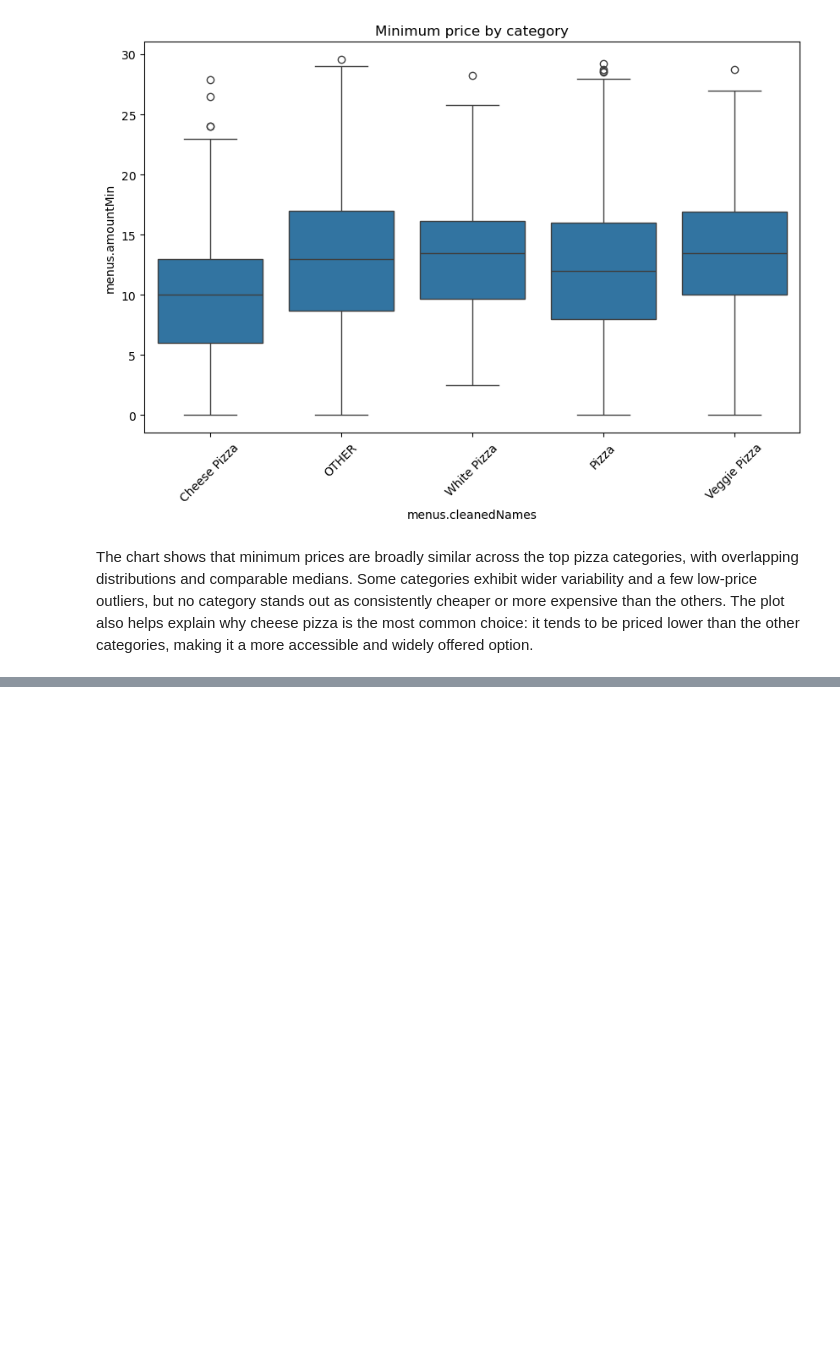
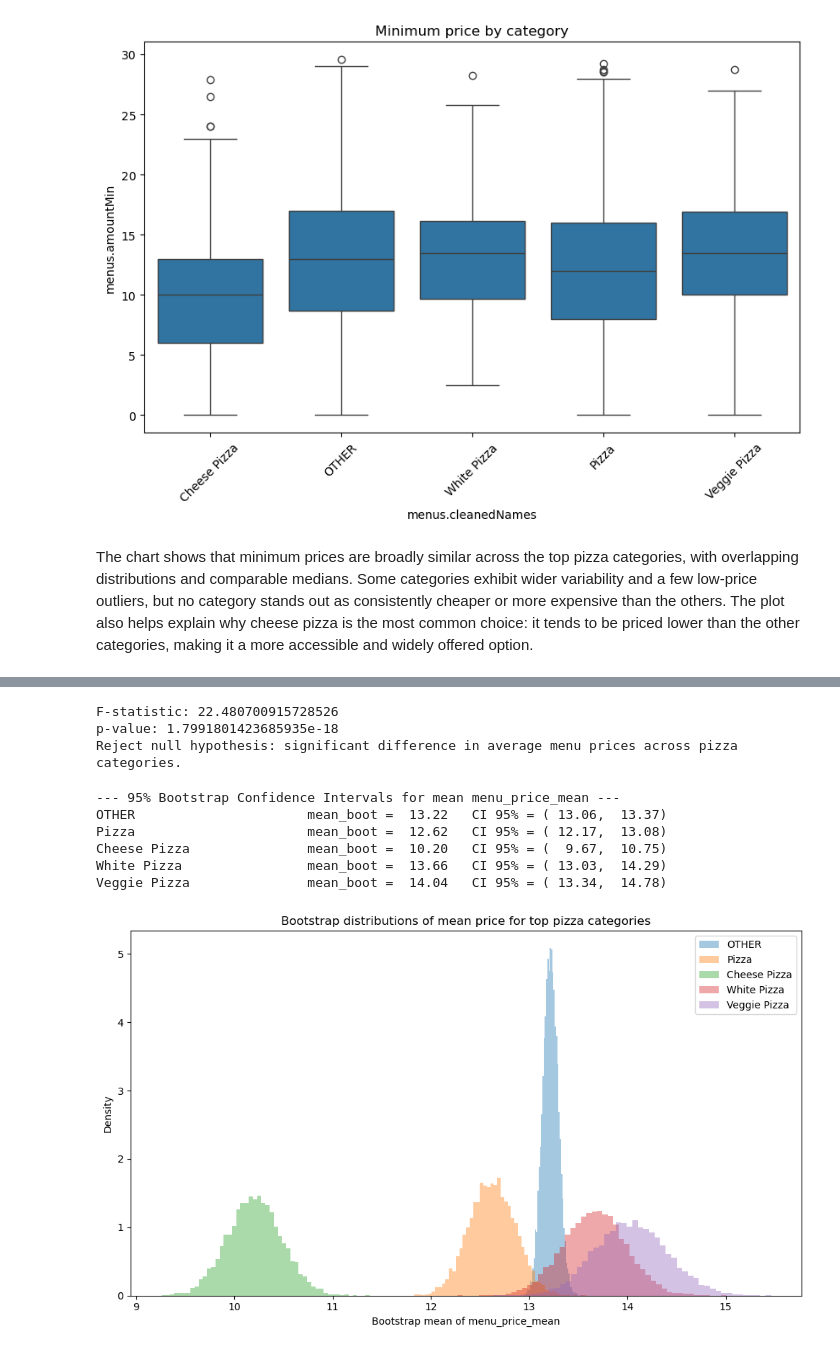
Before and after one commit to emanuelegaliano/Fundamentals-of-Data-Analysis, a Jupyter notebook: project/assignment.ipynb, the cells around one changed output, grey strips where cells are left out. Saved outputs shown, nothing was run; the diff lists cells and outputs as text; code cells hidden in the pictures; blank space fills up the shorter version.

```diff
--- a/project/assignment.ipynb
+++ b/project/assignment.ipynb
@@ -1209,0 +1304,12 @@ The chart shows that minimum prices are broadly similar across the top pizza cat
+# %%
+from scipy.stats import f_oneway
+from src.utilities import check_anova_assumptions
+
+n = 5
+topN = returnTopN(df["menus.cleanedNames"], n)
+categories = topN.index.tolist()
+
+groupedData = [df.loc[df["menus.cleanedNames"] == cat, "menu_price_mean"]
+          for cat in categories]
+
+assumption_results = check_anova_assumptions(groupedData, labels=categories)
@@ -1209,0 +1346,65 @@ The chart shows that minimum prices are broadly similar across the top pizza cat
+# %%
+anova_result = f_oneway(*groupedData)
+
+print("F-statistic:", anova_result.statistic)
+print("p-value:", anova_result.pvalue)
+
+if anova_result.pvalue < SIGNIFICANCE_LEVEL:
+    print("Reject null hypothesis: significant difference in average menu prices across pizza categories.")
+else:
+    print("Fail to reject null hypothesis: no significant difference in average menu prices across pizza categories.")
+# %% [output]
+F-statistic: 22.480700915728526
+p-value: 1.7991801423685935e-18
+Reject null hypothesis: significant difference in average menu prices across pizza categories.
+# %%
+from sklearn.utils import resample
+import numpy as np
+
+n_boot = 10000
+confidence = 95
+
+bootstrap_means = {cat: [] for cat in categories}
+
+for i in range(n_boot):
+    for cat in categories:
+        data = df.loc[df["menus.cleanedNames"] == cat, "menu_price_mean"]
+        boot_sample = resample(data, replace=True, n_samples=len(data)) # type: ignore
+        boot_mean = np.mean(boot_sample) # type: ignore
+        bootstrap_means[cat].append(boot_mean)
+
+print(f"--- {confidence}% Bootstrap Confidence Intervals for mean menu_price_mean ---")
+for cat in categories:
+    means = np.array(bootstrap_means[cat])
+    lower = np.percentile(means, (100 - confidence) / 2)
+    upper = np.percentile(means, 100 - (100 - confidence) / 2)
+    mean_boot = means.mean()
+    print(f"{cat:25s}  mean_boot = {mean_boot:6.2f}   CI {confidence}% = ({lower:6.2f}, {upper:6.2f})")
+
+
+plt.figure(figsize=(10, 6))
+
+for cat, means in bootstrap_means.items():
+    means = np.array(means)
+    plt.hist(
+        means,
+        bins=50,
+        alpha=0.4,
+        density=True,
+        label=cat
+    )
+
+plt.xlabel("Bootstrap mean of menu_price_mean")
+plt.ylabel("Density")
+plt.title("Bootstrap distributions of mean price for top pizza categories")
+plt.legend()
+plt.tight_layout()
+plt.show()
+# %% [output]
+--- 95% Bootstrap Confidence Intervals for mean menu_price_mean ---
+OTHER                      mean_boot =  13.22   CI 95% = ( 13.06,  13.37)
+Pizza                      mean_boot =  12.62   CI 95% = ( 12.17,  13.08)
+Cheese Pizza               mean_boot =  10.20   CI 95% = (  9.67,  10.75)
+White Pizza                mean_boot =  13.66   CI 95% = ( 13.03,  14.29)
+Veggie Pizza               mean_boot =  14.04   CI 95% = ( 13.34,  14.78)
+[figure, added]
```
Also changed, not shown: parts of 28 cells of this notebook, 1 other file.
